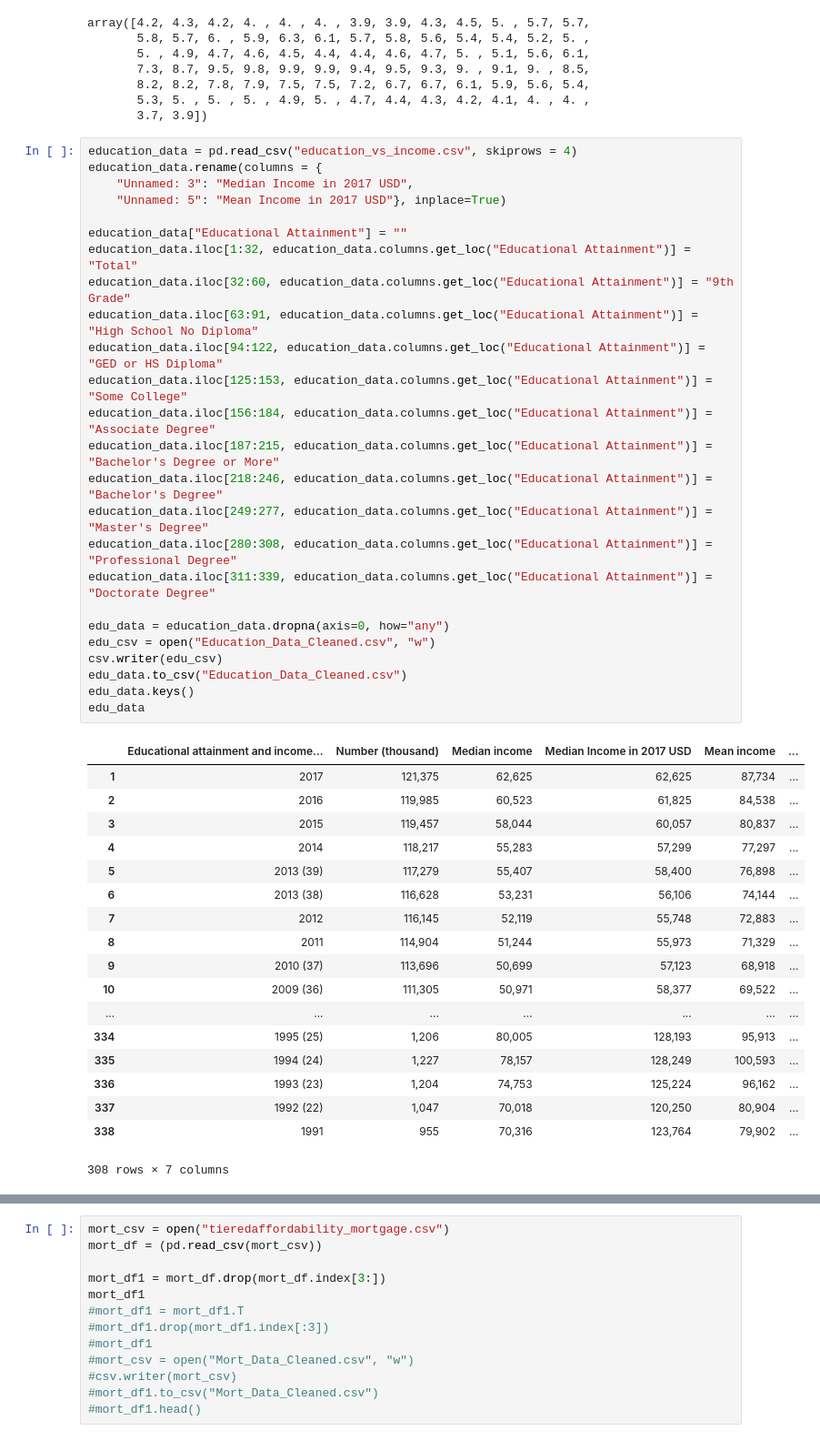
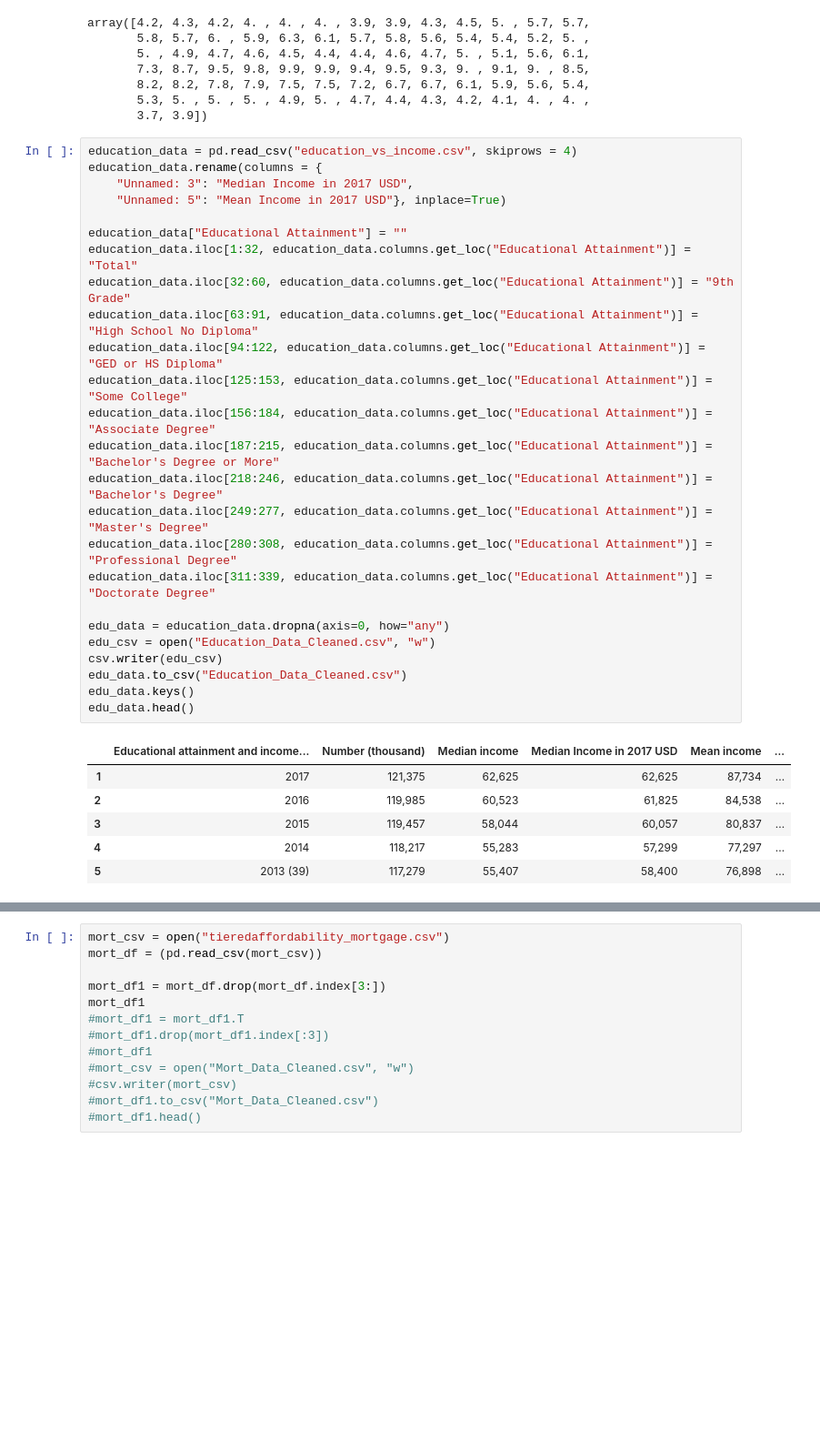
Before and after one commit to LoriHarris/Real_Estate_Affordability, a Jupyter notebook: Cleaning Labor, Income, and Education CSVs.ipynb, the cells around one changed output, grey strips where cells are left out. Shown: that part at 91% size. Cells and saved outputs as stored; diff of their text form; blank space fills up the shorter version.

```diff
--- a/Cleaning Labor, Income, and Education CSVs.ipynb
+++ b/Cleaning Labor, Income, and Education CSVs.ipynb
@@ -63,43 +45,31 @@ array([4.2, 4.3, 4.2, 4. , 4. , 4. , 3.9, 3.9, 4.3, 4.5, 5. , 5.7, 5.7,
 education_data = pd.read_csv("education_vs_income.csv", skiprows = 4)
 education_data.rename(columns = {
     "Unnamed: 3": "Median Income in 2017 USD",
     "Unnamed: 5": "Mean Income in 2017 USD"}, inplace=True)
 
 education_data["Educational Attainment"] = ""
 education_data.iloc[1:32, education_data.columns.get_loc("Educational Attainment")] = "Total"
 education_data.iloc[32:60, education_data.columns.get_loc("Educational Attainment")] = "9th Grade"
 education_data.iloc[63:91, education_data.columns.get_loc("Educational Attainment")] = "High School No Diploma"
 education_data.iloc[94:122, education_data.columns.get_loc("Educational Attainment")] = "GED or HS Diploma"
 education_data.iloc[125:153, education_data.columns.get_loc("Educational Attainment")] = "Some College"
 education_data.iloc[156:184, education_data.columns.get_loc("Educational Attainment")] = "Associate Degree"
 education_data.iloc[187:215, education_data.columns.get_loc("Educational Attainment")] = "Bachelor's Degree or More"
 education_data.iloc[218:246, education_data.columns.get_loc("Educational Attainment")] = "Bachelor's Degree"
 education_data.iloc[249:277, education_data.columns.get_loc("Educational Attainment")] = "Master's Degree"
 education_data.iloc[280:308, education_data.columns.get_loc("Educational Attainment")] = "Professional Degree"
 education_data.iloc[311:339, education_data.columns.get_loc("Educational Attainment")] = "Doctorate Degree"
 
 edu_data = education_data.dropna(axis=0, how="any")
 edu_csv = open("Education_Data_Cleaned.csv", "w")
 csv.writer(edu_csv)
 edu_data.to_csv("Education_Data_Cleaned.csv")
 edu_data.keys()
-edu_data
+edu_data.head()
 # %% [output]
 |  | Educational attainment and income... | Number (thousand) | Median income | Median Income in 2017 USD | Mean income | ... |
 | 1 | 2017 | 121,375 | 62,625 | 62,625 | 87,734 | ... |
 | 2 | 2016 | 119,985 | 60,523 | 61,825 | 84,538 | ... |
 | 3 | 2015 | 119,457 | 58,044 | 60,057 | 80,837 | ... |
 | 4 | 2014 | 118,217 | 55,283 | 57,299 | 77,297 | ... |
 | 5 | 2013 (39) | 117,279 | 55,407 | 58,400 | 76,898 | ... |
-| 6 | 2013 (38) | 116,628 | 53,231 | 56,106 | 74,144 | ... |
-| 7 | 2012 | 116,145 | 52,119 | 55,748 | 72,883 | ... |
-| 8 | 2011 | 114,904 | 51,244 | 55,973 | 71,329 | ... |
-| 9 | 2010 (37) | 113,696 | 50,699 | 57,123 | 68,918 | ... |
-| 10 | 2009 (36) | 111,305 | 50,971 | 58,377 | 69,522 | ... |
-| ... | ... | ... | ... | ... | ... | ... |
-| 334 | 1995 (25) | 1,206 | 80,005 | 128,193 | 95,913 | ... |
-| 335 | 1994 (24) | 1,227 | 78,157 | 128,249 | 100,593 | ... |
-| 336 | 1993 (23) | 1,204 | 74,753 | 125,224 | 96,162 | ... |
-| 337 | 1992 (22) | 1,047 | 70,018 | 120,250 | 80,904 | ... |
-| 338 | 1991 | 955 | 70,316 | 123,764 | 79,902 | ... |
-308 rows × 7 columns
```
Also changed, not shown: parts of 11 cells of this notebook.
